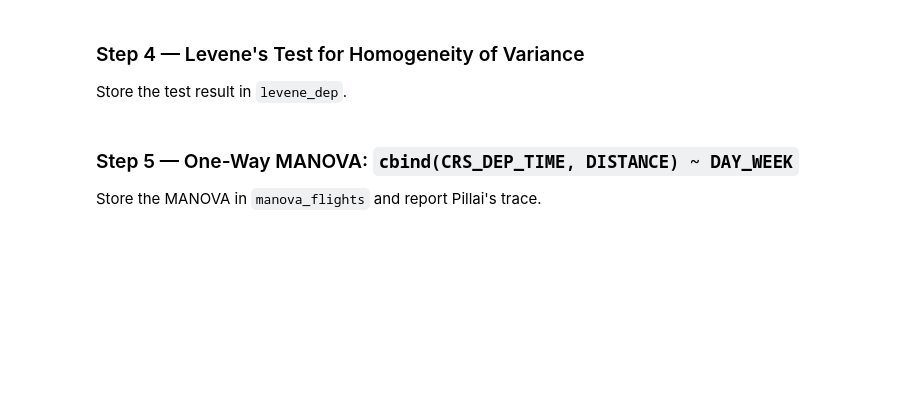
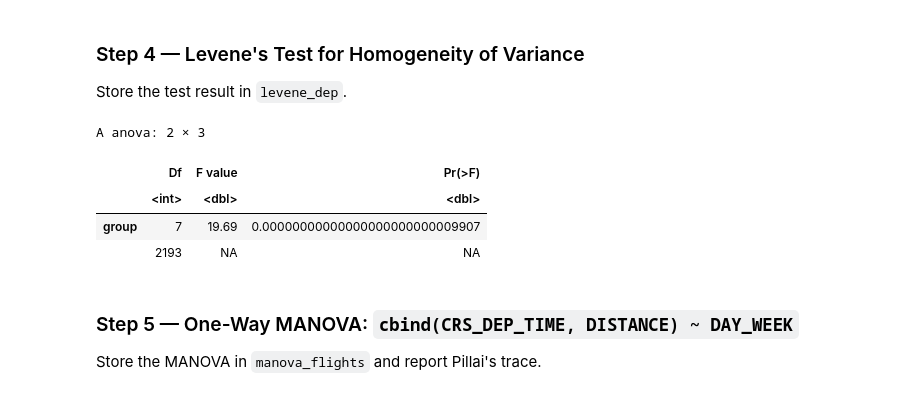
Before and after one commit to Alex-Weis4/Laughing-parakeet, a Jupyter notebook: Homework/Weis_Alexander_Final.ipynb, the cells around one changed output. Drawn from its saved outputs; the diff is of its cells as text; code cells hidden in the pictures; blank space fills up the shorter version.

```diff
--- a/Homework/Weis_Alexander_Final.ipynb
+++ b/Homework/Weis_Alexander_Final.ipynb
@@ -263,12 +311,16 @@ head(tukey_dep$CARRIER[order(tukey_dep$CARRIER[,"p adj"]), ], 5)
 
 Store the test result in `levene_dep`.
 # %%
-# YOUR CODE HERE — delete this comment when you add your code
 # Required object: levene_dep
 
-
-levene_dep <- NULL    # replace NULL with your code
+levene_dep <- car::leveneTest(CRS_DEP_TIME ~ CARRIER, data = flights.df)    # replace NULL with your code
 levene_dep
+# %% [output]
+A anova: 2 × 3
+|  | Df | F value | Pr(>F) |
+|  | <int> | <dbl> | <dbl> |
+| group | 7 | 19.69 | 0.00000000000000000000000009907 |
+|  | 2193 | NA | NA |
 # %% [markdown]
 ### Step 5 — One-Way MANOVA: `cbind(CRS_DEP_TIME, DISTANCE) ~ DAY_WEEK`
 
```
Also changed, not shown: parts of 14 cells of this notebook.
